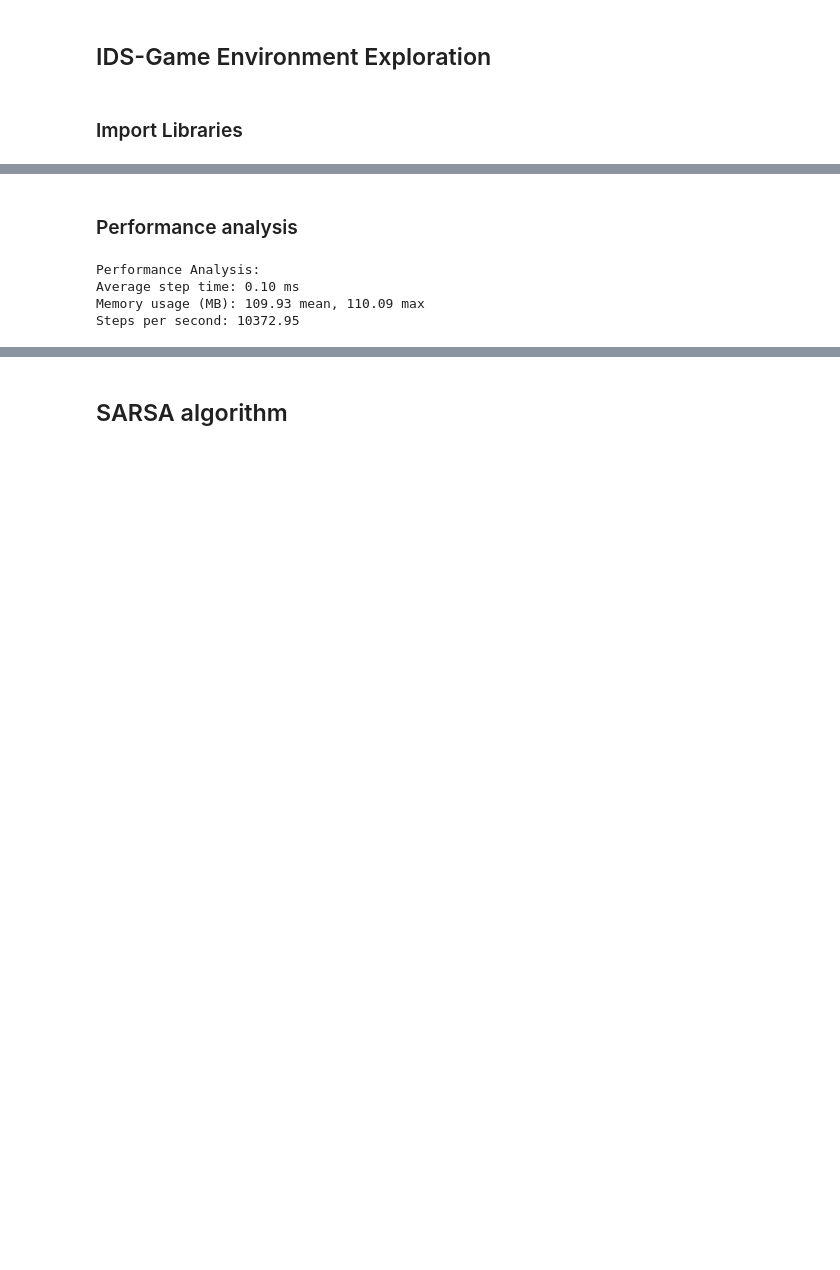
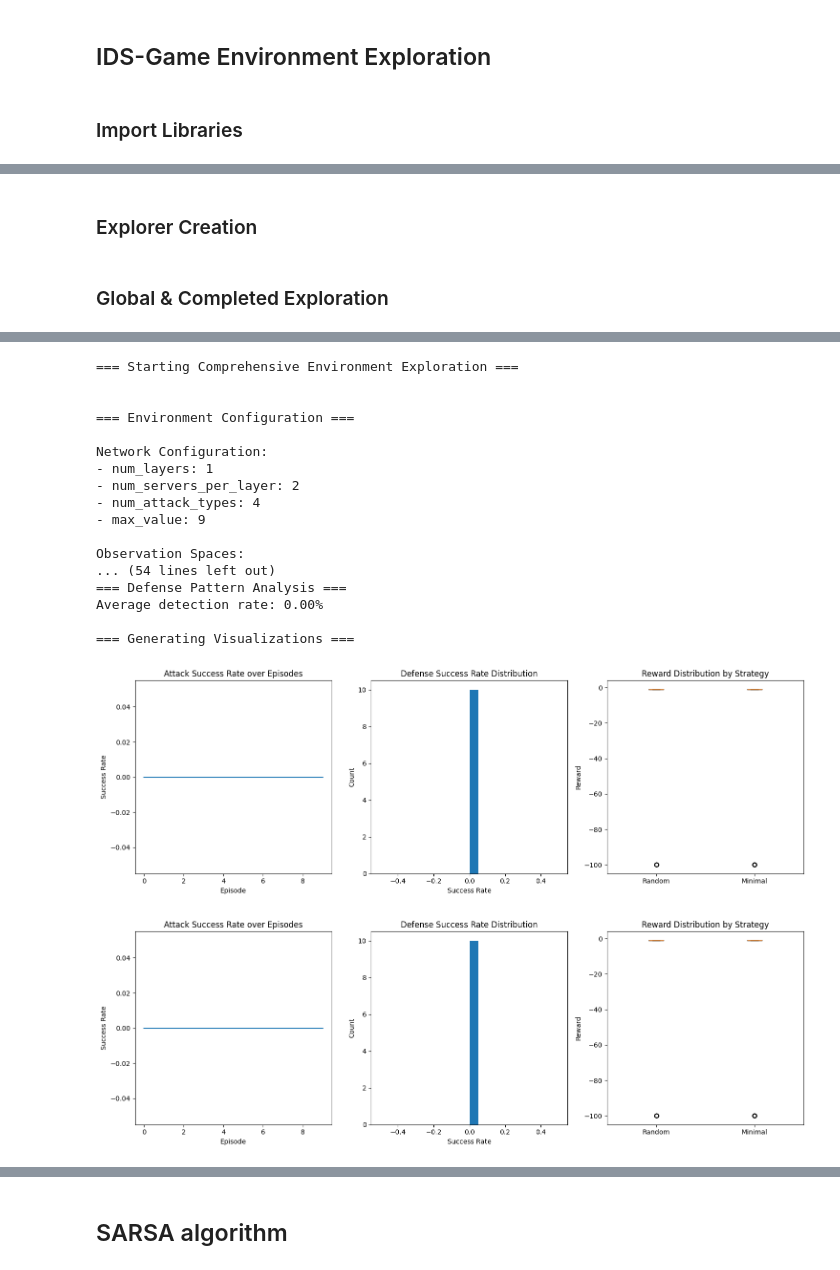
Before and after one commit to Silvano315/Healthcare-Cyber-Security-with-SARSA-DDQN, a Jupyter notebook: RL_project.ipynb, the cells around one changed output, grey strips where cells are left out. Drawn from its saved outputs; the diff is of its cells as text; code cells hidden in the pictures; blank space fills up the shorter version.

```diff
--- a/RL_project.ipynb
+++ b/RL_project.ipynb
@@ -134,15 +17,9 @@ Most common attack patterns: {(np.int64(19), np.int64(29), np.int64(21)): 1, (np
-# %% [markdown]
-### Performance analysis
-# %%
-performance = explorer.analyze_performance(num_steps=1000)
-
-print("\nPerformance Analysis:")
-print(f"Average step time: {performance.avg_step_time*1000:.2f} ms")
-print(f"Memory usage (MB): {performance.memory_usage['mean']:.2f} mean, "
-      f"{performance.memory_usage['max']:.2f} max")
-print(f"Steps per second: {performance.episode_statistics['steps_per_second']:.2f}")
-# %% [output]
-Performance Analysis:
-Average step time: 0.10 ms
-Memory usage (MB): 109.93 mean, 110.09 max
-Steps per second: 10372.95
+# %% [markdown]
+### Explorer Creation
+# %%
+explorer = IDSGameExplorer()
+# %% [markdown]
+### Global & Completed Exploration
+# %%
+explorer.run_comprehensive_exploration()
+# %% [output]
@@ -148,0 +27,19 @@ Steps per second: 10372.95
+=== Starting Comprehensive Environment Exploration ===
+
+
+=== Environment Configuration ===
+
+Network Configuration:
+- num_layers: 1
+- num_servers_per_layer: 2
+- num_attack_types: 4
+- max_value: 9
+
+Observation Spaces:
+... (54 lines left out)
+=== Defense Pattern Analysis ===
+Average detection rate: 0.00%
+
+=== Generating Visualizations ===
+[figure, added]
+[figure, added]
```
Also changed, not shown: parts of 26 cells of this notebook.
